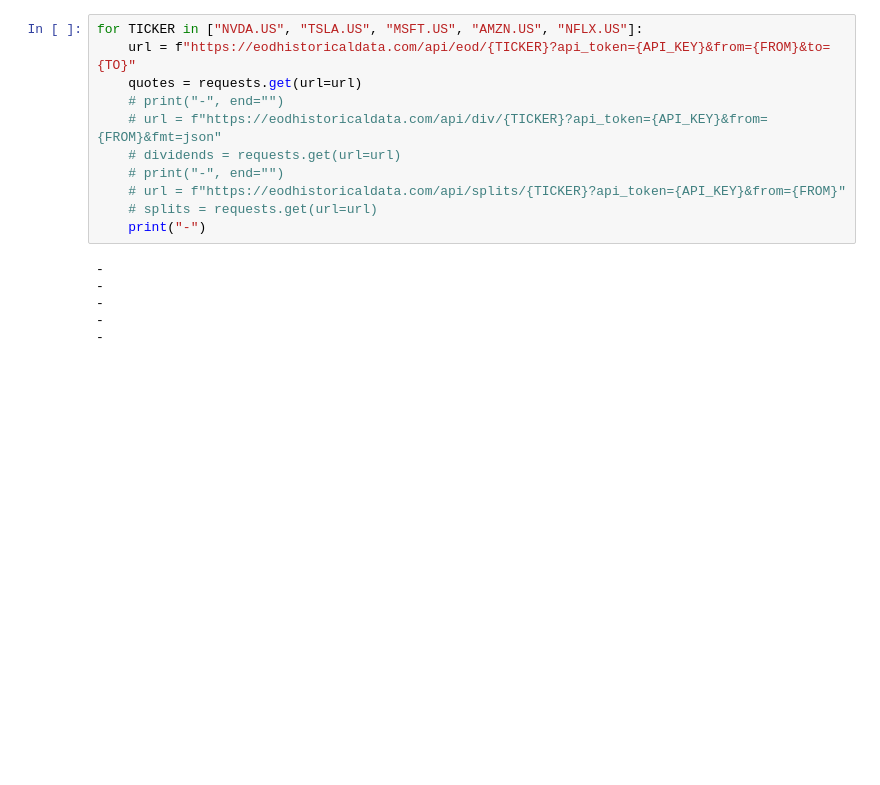
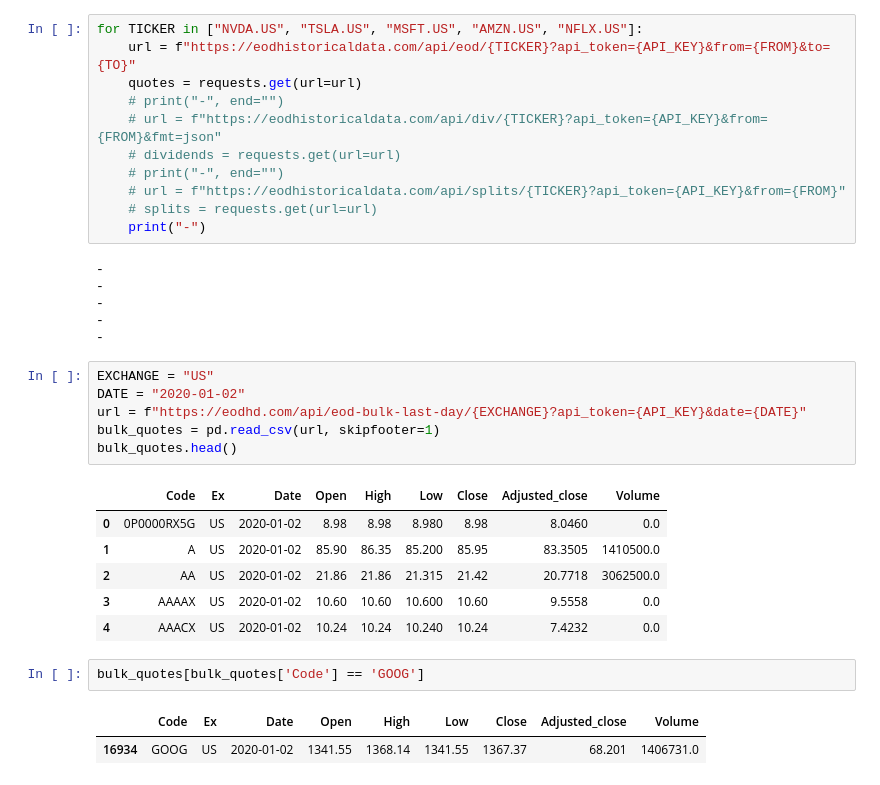
Before and after one commit to mcreutz/playground, a Jupyter notebook: finance/data_api/eod_histo_data.ipynb, the cells around one changed output. Saved outputs shown, nothing was run; the diff lists cells and outputs as text; blank space fills up the shorter version.

```diff
--- a/finance/data_api/eod_histo_data.ipynb
+++ b/finance/data_api/eod_histo_data.ipynb
@@ -183,3 +206,21 @@ for TICKER in ["NVDA.US", "TSLA.US", "MSFT.US", "AMZN.US", "NFLX.US"]:
 -
 -
 -
+# %%
+EXCHANGE = "US"
+DATE = "2020-01-02"
+url = f"https://eodhd.com/api/eod-bulk-last-day/{EXCHANGE}?api_token={API_KEY}&date={DATE}"
+bulk_quotes = pd.read_csv(url, skipfooter=1)
+bulk_quotes.head()
+# %% [output]
+|  | Code | Ex | Date | Open | High | Low | Close | Adjusted_close | Volume |
+| 0 | 0P0000RX5G | US | 2020-01-02 | 8.98 | 8.98 | 8.980 | 8.98 | 8.0460 | 0.0 |
+| 1 | A | US | 2020-01-02 | 85.90 | 86.35 | 85.200 | 85.95 | 83.3505 | 1410500.0 |
+| 2 | AA | US | 2020-01-02 | 21.86 | 21.86 | 21.315 | 21.42 | 20.7718 | 3062500.0 |
+| 3 | AAAAX | US | 2020-01-02 | 10.60 | 10.60 | 10.600 | 10.60 | 9.5558 | 0.0 |
+| 4 | AAACX | US | 2020-01-02 | 10.24 | 10.24 | 10.240 | 10.24 | 7.4232 | 0.0 |
+# %%
+bulk_quotes[bulk_quotes['Code'] == 'GOOG']
+# %% [output]
+|  | Code | Ex | Date | Open | High | Low | Close | Adjusted_close | Volume |
+| 16934 | GOOG | US | 2020-01-02 | 1341.55 | 1368.14 | 1341.55 | 1367.37 | 68.201 | 1406731.0 |
```
Also changed, not shown: parts of 6 cells of this notebook.
